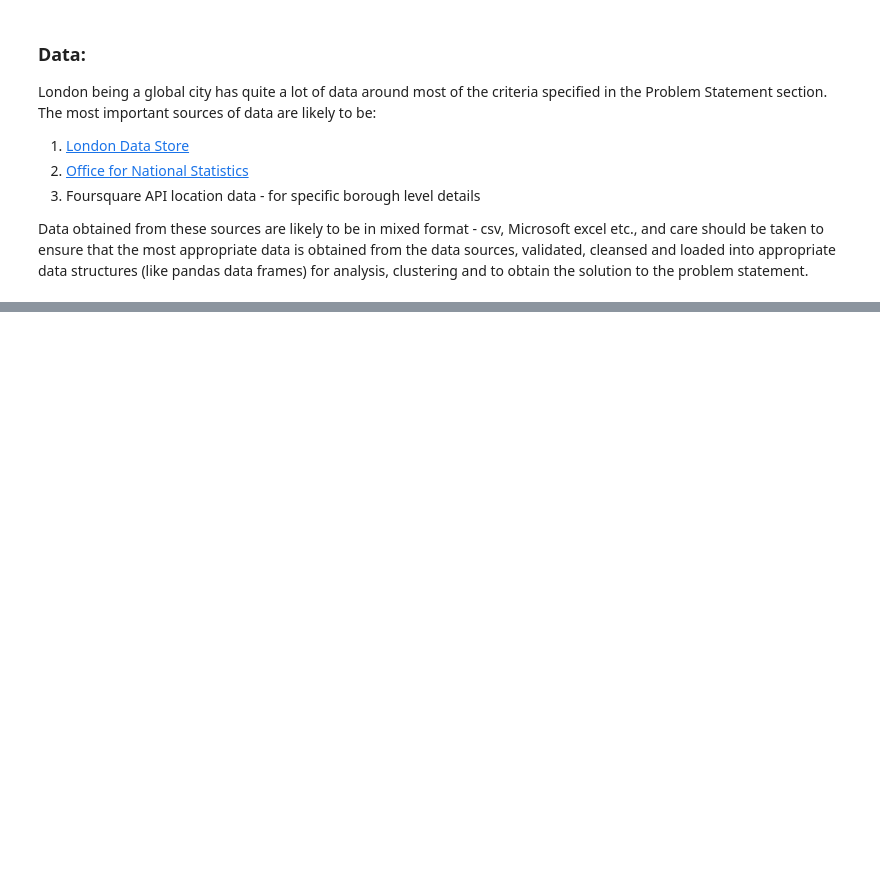
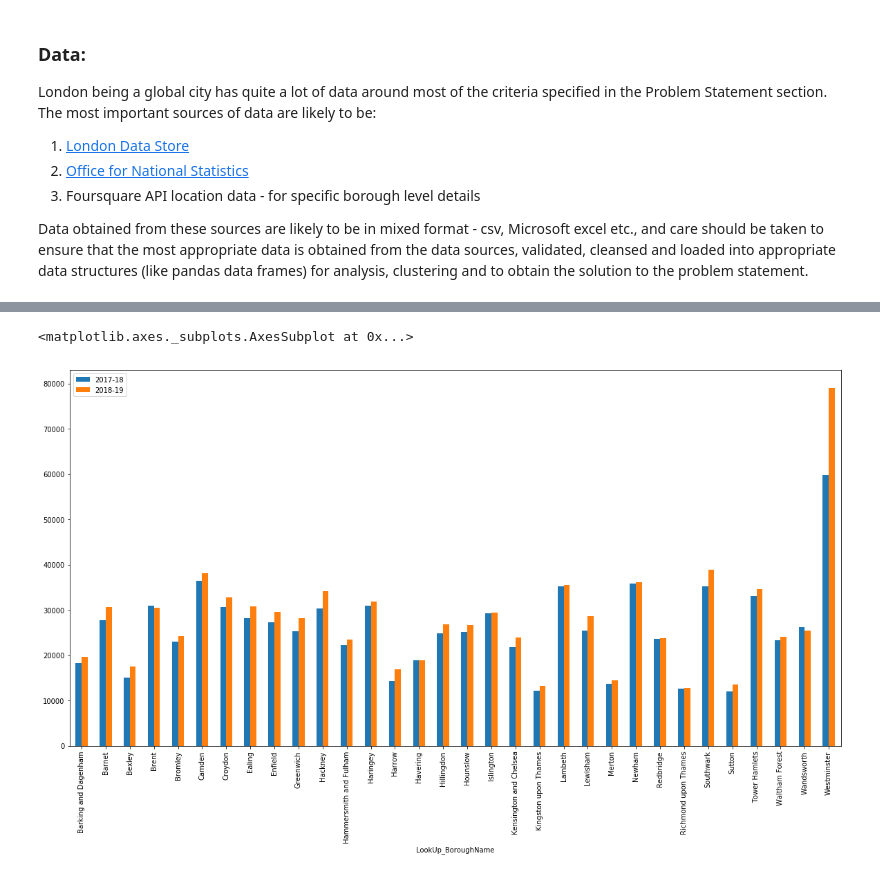
Before and after one commit to praveenshere/Coursera_Capstone, a Jupyter notebook: Coursera Capstone - DS - London relocate.ipynb, the cells around one changed output, grey strips where cells are left out. Drawn from its saved outputs; the diff is of its cells as text; code cells hidden in the pictures; blank space fills up the shorter version.

```diff
--- a/Coursera Capstone - DS - London relocate.ipynb
+++ b/Coursera Capstone - DS - London relocate.ipynb
@@ -34,0 +111,7 @@ Data obtained from these sources are likely to be in mixed format - csv, Microso
+# %%
+# Store data from the sources into individual Pandas dataframes before analysis and merging
+df_crime = pd.read_csv(crime_url)
+df_crime['2017-18'] = df_crime.iloc[:,3:15].sum(axis=1)
+df_crime['2018-19'] = df_crime.iloc[:,15:27].sum(axis=1)
+df_crime.drop(df_crime.iloc[:, 3:27], inplace = True, axis = 1)
+df_crime.head()
@@ -34,0 +125,7 @@ Data obtained from these sources are likely to be in mixed format - csv, Microso
+# %%
+df_crime_update = df_crime.groupby(['LookUp_BoroughName']).sum()
+df_crime_update.drop('London Heathrow and London City Airports', inplace=True)
+df_crime_update.plot.bar(figsize=(20,10))
+# %% [output]
+<matplotlib.axes._subplots.AxesSubplot at 0x...>
+[figure, added]
```
Also changed, not shown: parts of 157 cells of this notebook.
